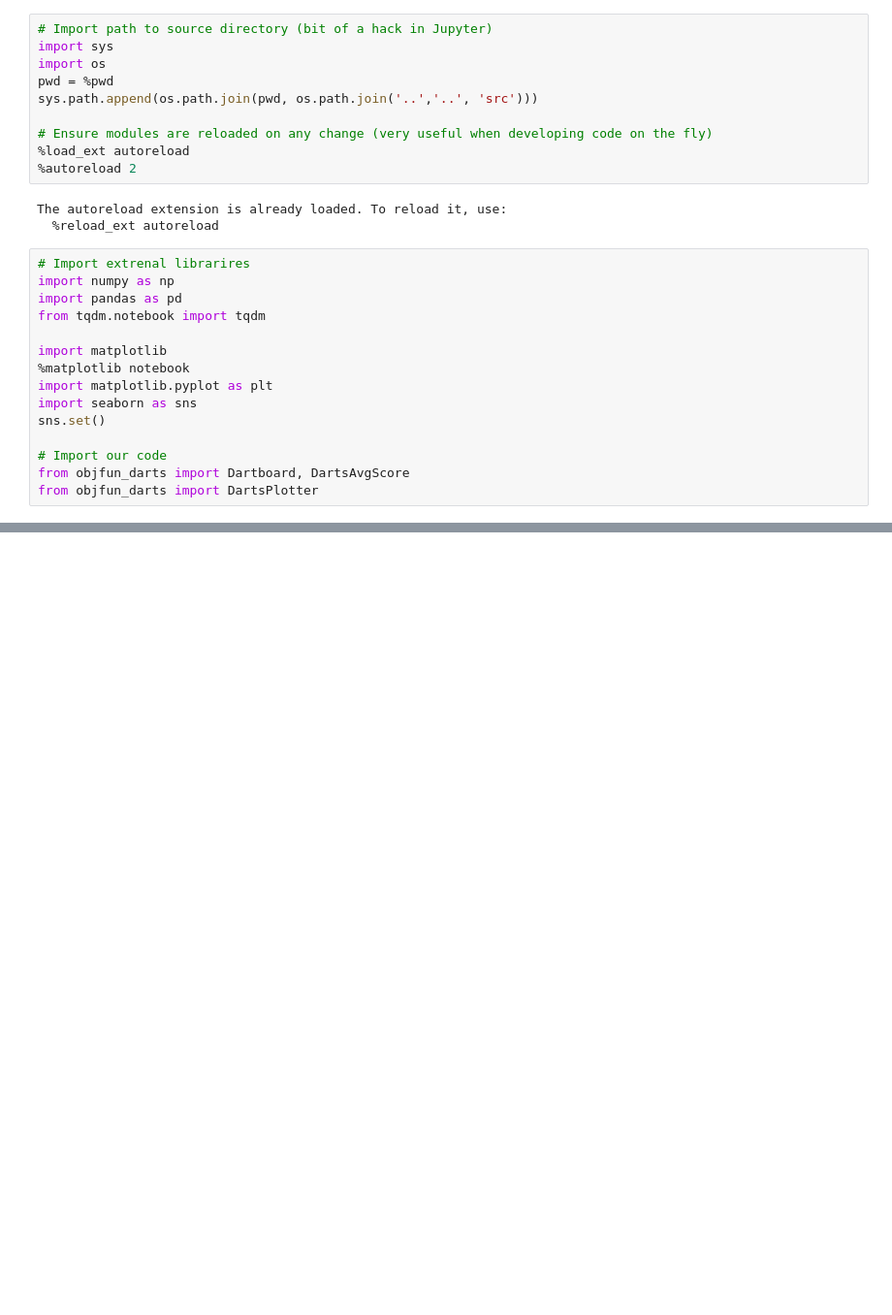
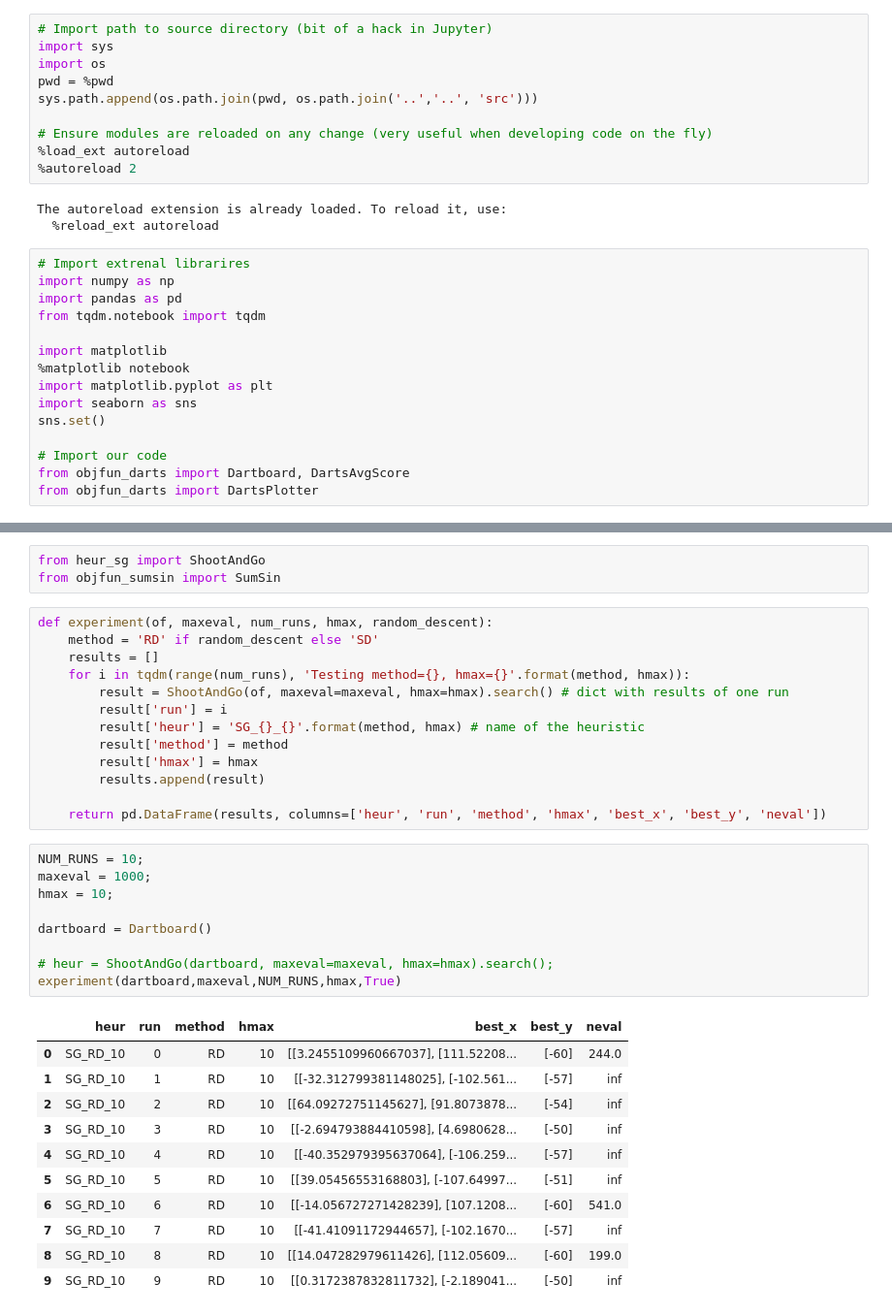
Before and after one commit to matejmojzes/18heur-2020, a Jupyter notebook: assignments/suchomel/Darts_target_heuristic_comparison.ipynb, the cells around one changed output, grey strips where cells are left out. Shown: that part at 97% size. Saved outputs shown, nothing was run; the diff lists cells and outputs as text; blank space fills up the shorter version.

```diff
--- a/assignments/suchomel/Darts_target_heuristic_comparison.ipynb
+++ b/assignments/suchomel/Darts_target_heuristic_comparison.ipynb
@@ -51,3 +51,40 @@ plotter.plot_dartboard(dartboard)
 # %% [output]
 [interactive output not drawn]
 [interactive output not drawn]
+# %%
+from heur_sg import ShootAndGo
+from objfun_sumsin import SumSin
+# %%
+def experiment(of, maxeval, num_runs, hmax, random_descent):
+    method = 'RD' if random_descent else 'SD'
+    results = []
+    for i in tqdm(range(num_runs), 'Testing method={}, hmax={}'.format(method, hmax)):
+        result = ShootAndGo(of, maxeval=maxeval, hmax=hmax).search() # dict with results of one run
+        result['run'] = i
+        result['heur'] = 'SG_{}_{}'.format(method, hmax) # name of the heuristic
+        result['method'] = method
+        result['hmax'] = hmax
+        results.append(result)
+
+    return pd.DataFrame(results, columns=['heur', 'run', 'method', 'hmax', 'best_x', 'best_y', 'neval'])
+# %%
+NUM_RUNS = 10;
+maxeval = 1000;
+hmax = 10;
+
+dartboard = Dartboard()
+
+# heur = ShootAndGo(dartboard, maxeval=maxeval, hmax=hmax).search();
+experiment(dartboard,maxeval,NUM_RUNS,hmax,True)
+# %% [output]
+|  | heur | run | method | hmax | best_x | best_y | neval |
+| 0 | SG_RD_10 | 0 | RD | 10 | [[3.2455109960667037], [111.52208... | [-60] | 244.0 |
+| 1 | SG_RD_10 | 1 | RD | 10 | [[-32.312799381148025], [-102.561... | [-57] | inf |
+| 2 | SG_RD_10 | 2 | RD | 10 | [[64.09272751145627], [91.8073878... | [-54] | inf |
+| 3 | SG_RD_10 | 3 | RD | 10 | [[-2.694793884410598], [4.6980628... | [-50] | inf |
+| 4 | SG_RD_10 | 4 | RD | 10 | [[-40.352979395637064], [-106.259... | [-57] | inf |
+| 5 | SG_RD_10 | 5 | RD | 10 | [[39.05456553168803], [-107.64997... | [-51] | inf |
+| 6 | SG_RD_10 | 6 | RD | 10 | [[-14.056727271428239], [107.1208... | [-60] | 541.0 |
+| 7 | SG_RD_10 | 7 | RD | 10 | [[-41.41091172944657], [-102.1670... | [-57] | inf |
+| 8 | SG_RD_10 | 8 | RD | 10 | [[14.047282979611426], [112.05609... | [-60] | 199.0 |
+| 9 | SG_RD_10 | 9 | RD | 10 | [[0.3172387832811732], [-2.189041... | [-50] | inf |
```
Also changed, not shown: parts of 2 cells of this notebook, 3 other files.
